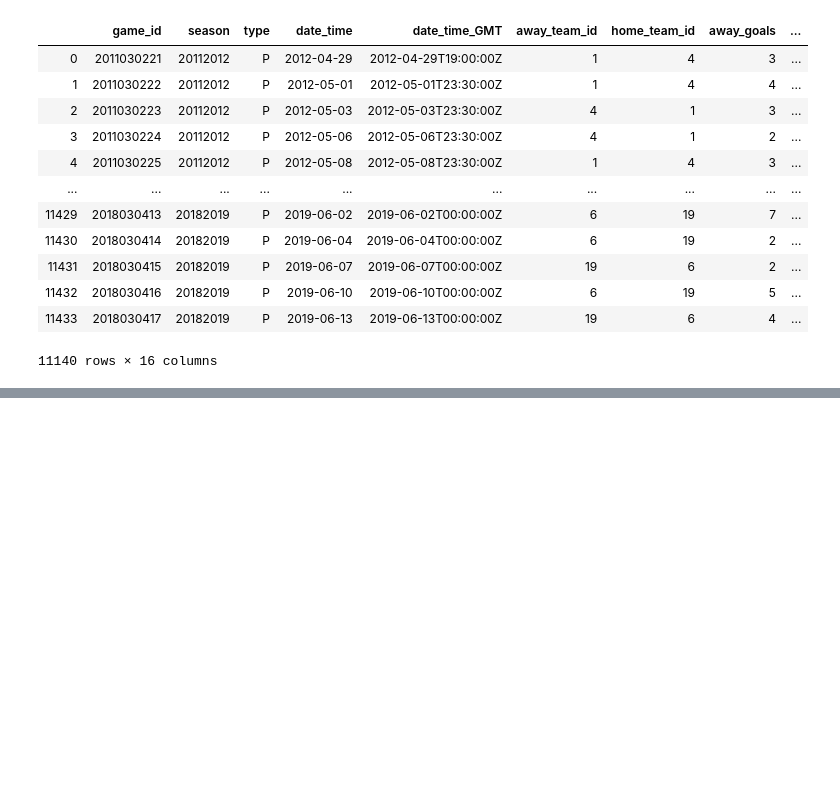
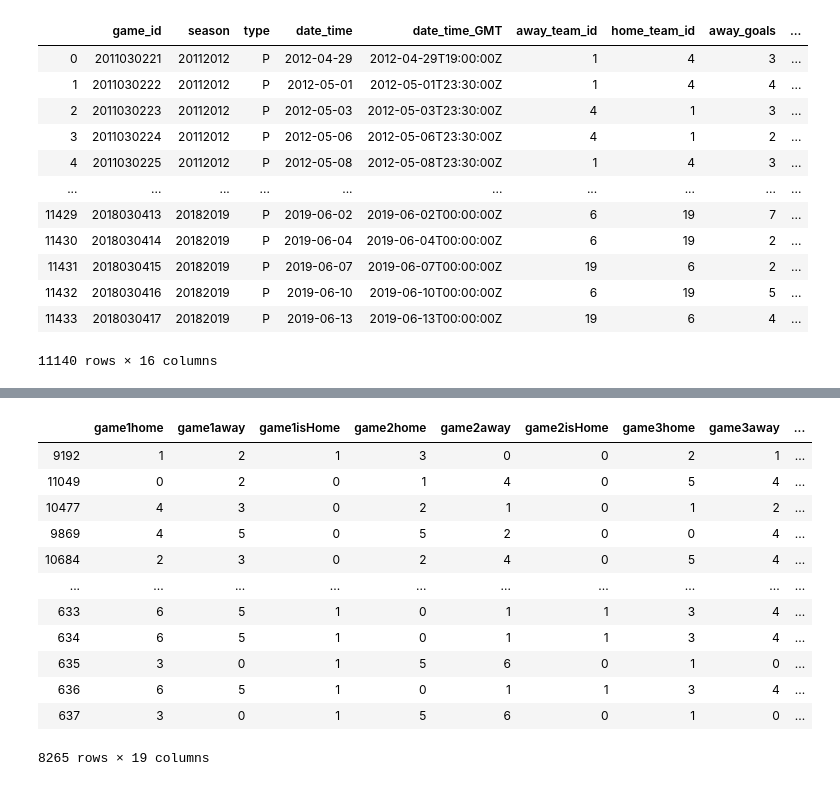
Before and after one commit to urbrex/FIIT_NS_2019, a Jupyter notebook: dataset1New.ipynb, the cells around one changed output, grey strips where cells are left out. Drawn from its saved outputs; the diff is of its cells as text; code cells hidden in the pictures; blank space fills up the shorter version.

```diff
--- a/dataset1New.ipynb
+++ b/dataset1New.ipynb
@@ -219 +203,22 @@ dataSet1.to_csv('.\datasets\dataset1.csv', encoding='utf-8', index=False)
+# %%
+dataSet1TrainX = dataTrain1.drop('season',1).drop('total',1).drop('gameHome',1).drop('gameAway',1)
+dataSet1TrainY = dataTrain1.total
+dataSet1TestX = dataTest1.drop('season',1).drop('total',1).drop('gameHome',1).drop('gameAway',1)
+dataSet1TestY = dataTest1.total
+# %%
+dataSet1TrainX
+# %% [output]
+|  | game1home | game1away | game1isHome | game2home | game2away | game2isHome | game3home | game3away | ... |
+| 9192 | 1 | 2 | 1 | 3 | 0 | 0 | 2 | 1 | ... |
+| 11049 | 0 | 2 | 0 | 1 | 4 | 0 | 5 | 4 | ... |
+| 10477 | 4 | 3 | 0 | 2 | 1 | 0 | 1 | 2 | ... |
+| 9869 | 4 | 5 | 0 | 5 | 2 | 0 | 0 | 4 | ... |
+| 10684 | 2 | 3 | 0 | 2 | 4 | 0 | 5 | 4 | ... |
+| ... | ... | ... | ... | ... | ... | ... | ... | ... | ... |
+| 633 | 6 | 5 | 1 | 0 | 1 | 1 | 3 | 4 | ... |
+| 634 | 6 | 5 | 1 | 0 | 1 | 1 | 3 | 4 | ... |
+| 635 | 3 | 0 | 1 | 5 | 6 | 0 | 1 | 0 | ... |
+| 636 | 6 | 5 | 1 | 0 | 1 | 1 | 3 | 4 | ... |
+| 637 | 3 | 0 | 1 | 5 | 6 | 0 | 1 | 0 | ... |
+8265 rows × 19 columns
 # %%
```
Also changed, not shown: parts of 12 cells of this notebook, 8 other files.
